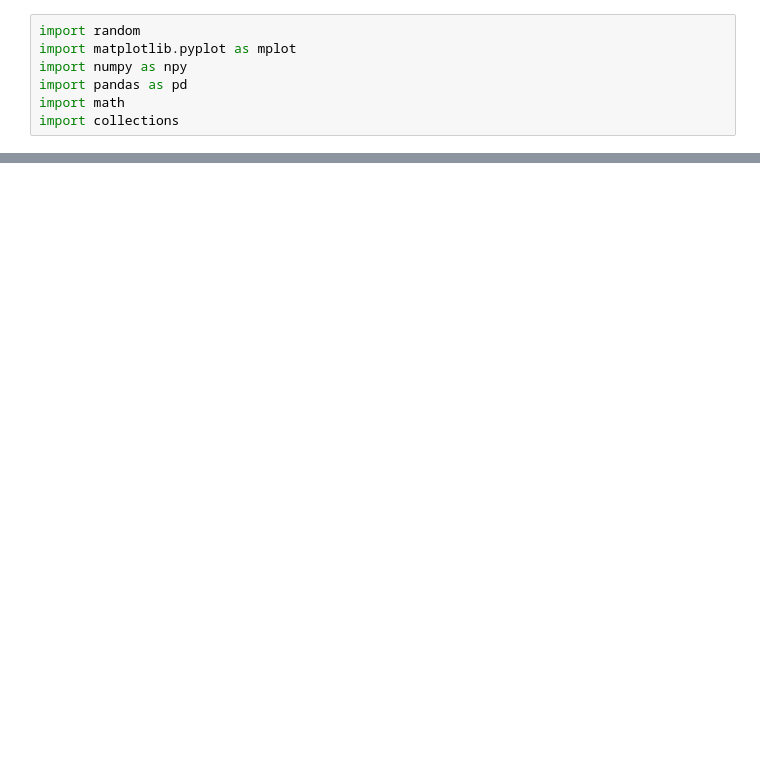
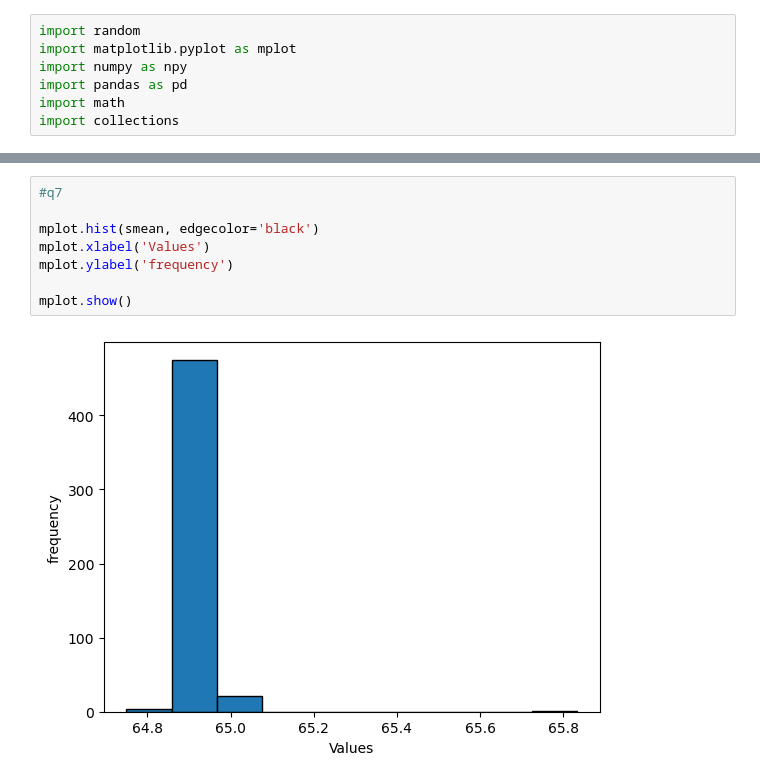
Before and after one commit to AyushKumar2002/DataScienceAssignment_1, a Jupyter notebook: DataScience_assign01.ipynb, the cells around one changed output, grey strips where cells are left out. Cells and saved outputs as stored; diff of their text form; blank space fills up the shorter version.

```diff
--- a/DataScience_assign01.ipynb
+++ b/DataScience_assign01.ipynb
@@ -79,0 +80,10 @@ print(smean)
+# %%
+#q7
+
+mplot.hist(smean, edgecolor='black')
+mplot.xlabel('Values')
+mplot.ylabel('frequency')
+
+mplot.show()
+# %% [output]
+[figure, added]
```
Also changed, not shown: parts of 8 cells of this notebook.
